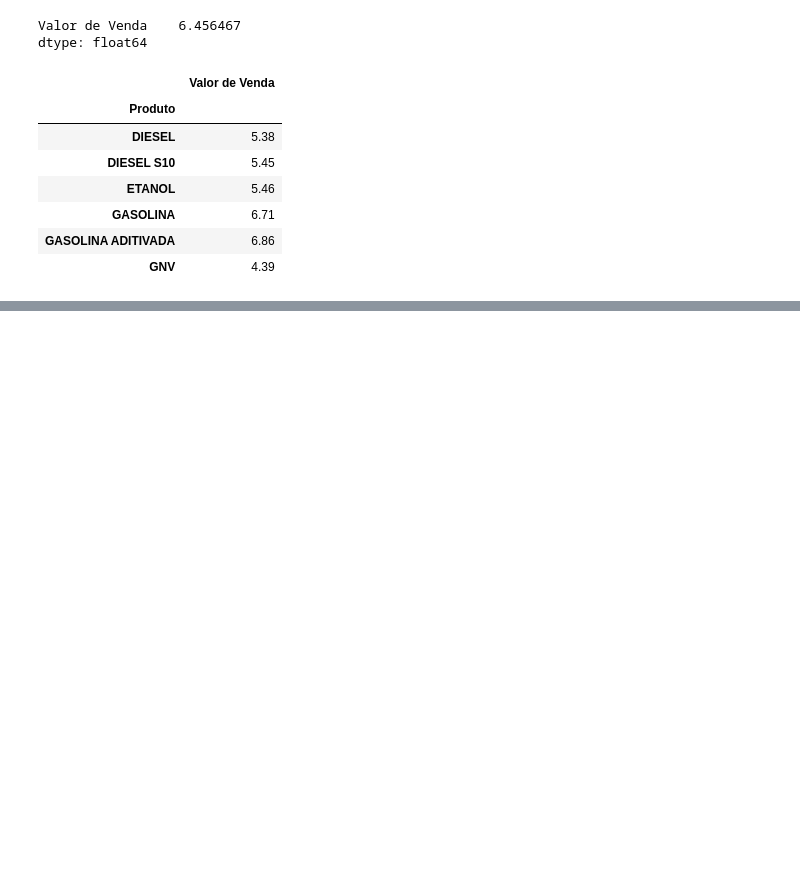
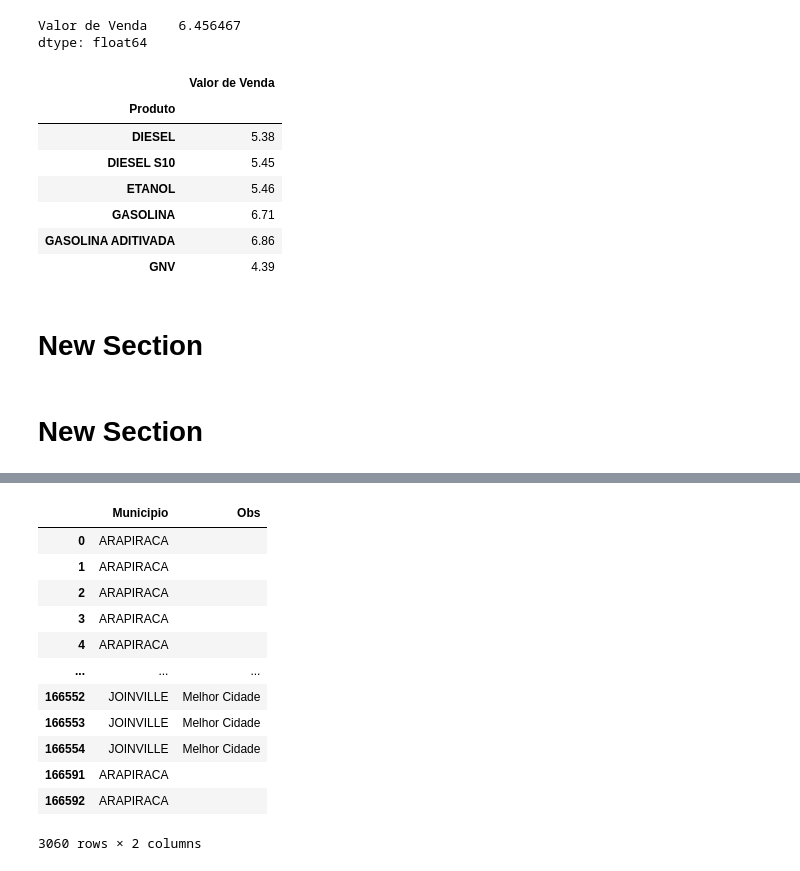
Before and after one commit to rscrafael/Curso_pandas, a Jupyter notebook: Primeiro_Exemplo_em_Pandas.ipynb, the cells around one changed output, grey strips where cells are left out. Cells and saved outputs as stored; diff of their text form; code cells hidden in the pictures; blank space fills up the shorter version.

```diff
--- a/Primeiro_Exemplo_em_Pandas.ipynb
+++ b/Primeiro_Exemplo_em_Pandas.ipynb
@@ -301,6 +301,10 @@ display(media_por_combustiveis_df)
 | GASOLINA | 6.71 |
 | GASOLINA ADITIVADA | 6.86 |
 | GNV | 4.39 |
+# %% [markdown]
+# New Section
+# %% [markdown]
+# New Section
 # %%
 #Para inserir novas informações
 #jeito fácil
@@ -335,9 +341,21 @@ None
 # %%
 # E se eu quiser uma coluna nova chamada "OBS" que preencha automaticamente "Melhor cidade" quando o municipio for Joinville SC
-#combustiveis_df['Obs'] = "MELHOR CIDADE" if combustiveis_df['Municipio'] == 'JOINVILLE' else ''
-#combustiveis_df['Obs'] = ["Melhor Cidade" if municipio == 'Indaiatuba' else '' for municipio in combustiveis_df['Municipio']]
-#combustiveis_df['Obs2'] = np.where(combustiveis_df['Municipio'] == 'JOINVILLE', 'Melhor Cidade', '')
-#display(combustiveis_df)
+combustiveis_df['Obs'] = ["Melhor Cidade" if municipio == 'JOINVILLE' else '' for municipio in combustiveis_df['Municipio']]
+display(combustiveis_df.loc[combustiveis_df['Municipio'].isin(['JOINVILLE','ARAPIRACA', 'CAMPINAS', 'SALTO']), ['Municipio', 'Obs']])
+# %% [output]
+|  | Municipio | Obs |
+| 0 | ARAPIRACA |  |
+| 1 | ARAPIRACA |  |
+| 2 | ARAPIRACA |  |
+| 3 | ARAPIRACA |  |
+| 4 | ARAPIRACA |  |
+| ... | ... | ... |
+| 166552 | JOINVILLE | Melhor Cidade |
+| 166553 | JOINVILLE | Melhor Cidade |
+| 166554 | JOINVILLE | Melhor Cidade |
+| 166591 | ARAPIRACA |  |
+| 166592 | ARAPIRACA |  |
+3060 rows × 2 columns
 # %%
 #Exportar para excel o dataframe com o etanol Joinville
 etanol_joinville_df.to_excel('etanol_joinville.xlsx', sheet_name='Etanol Joinville', index=False)
```
Also changed, not shown: parts of 1 cell of this notebook.
